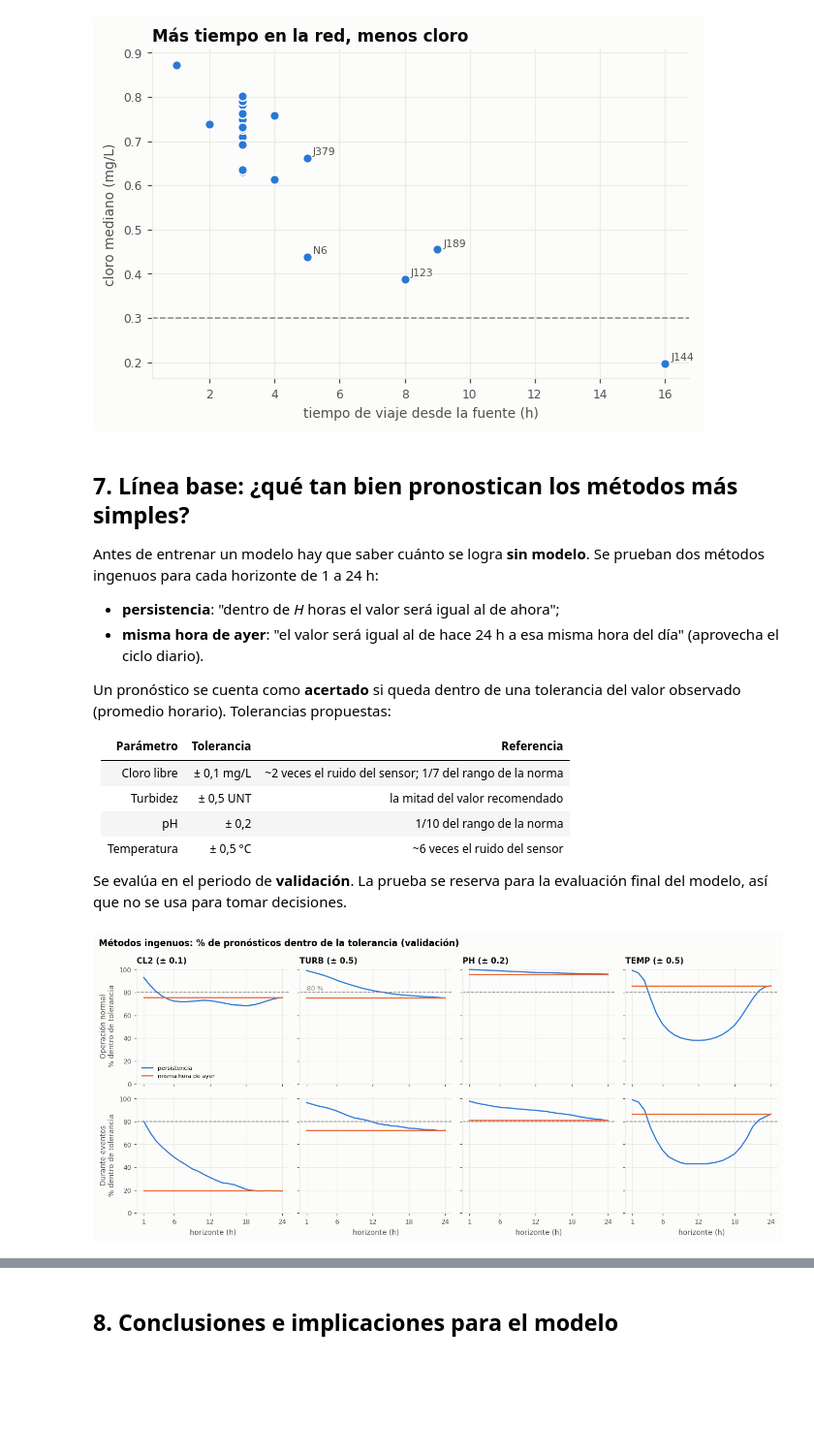
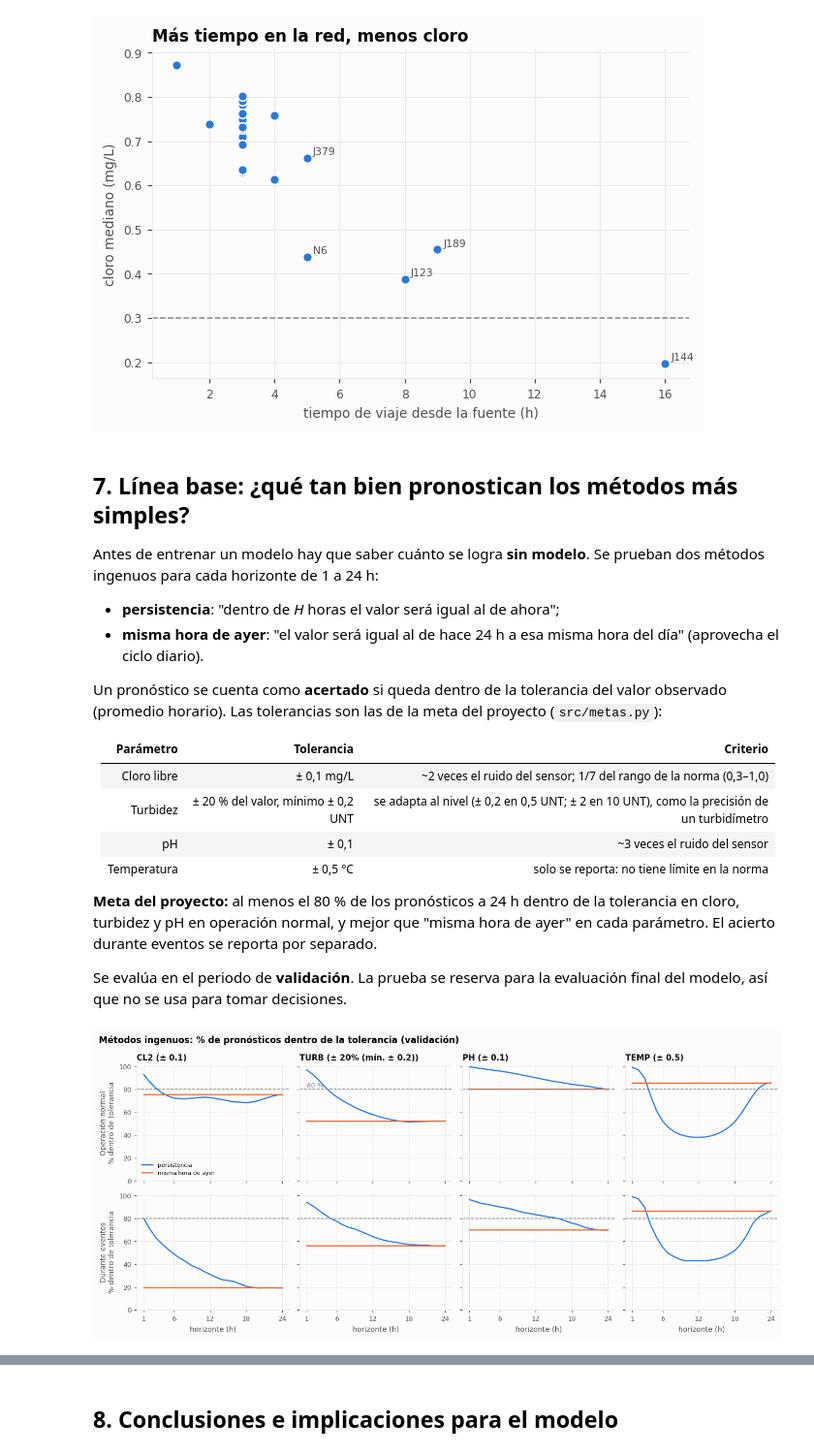
Before and after one commit to evproyectos/Modelo_calidad_agua, a Jupyter notebook: notebooks/03_temporal.ipynb, the cells around one changed output, grey strips where cells are left out. Shown at 97% size. Cells and saved outputs as stored; diff of their text form; code cells hidden in the pictures; blank space fills up the shorter version.

Commit message:
Meta del proyecto: tolerancias y criterio de acierto

```diff
--- a/notebooks/03_temporal.ipynb
+++ b/notebooks/03_temporal.ipynb
@@ -271,20 +271,24 @@ ingenuos para cada horizonte de 1 a 24 h:
 - **misma hora de ayer**: "el valor será igual al de hace 24 h a esa misma hora del día"
   (aprovecha el ciclo diario).
 
-Un pronóstico se cuenta como **acertado** si queda dentro de una tolerancia del valor observado
-(promedio horario). Tolerancias propuestas:
+Un pronóstico se cuenta como **acertado** si queda dentro de la tolerancia del valor observado
+(promedio horario). Las tolerancias son las de la meta del proyecto (`src/metas.py`):
 
-| Parámetro | Tolerancia | Referencia |
+| Parámetro | Tolerancia | Criterio |
 |---|---|---|
-| Cloro libre | ± 0,1 mg/L | ~2 veces el ruido del sensor; 1/7 del rango de la norma |
-| Turbidez | ± 0,5 UNT | la mitad del valor recomendado |
-| pH | ± 0,2 | 1/10 del rango de la norma |
-| Temperatura | ± 0,5 °C | ~6 veces el ruido del sensor |
+| Cloro libre | ± 0,1 mg/L | ~2 veces el ruido del sensor; 1/7 del rango de la norma (0,3–1,0) |
+| Turbidez | ± 20 % del valor, mínimo ± 0,2 UNT | se adapta al nivel (± 0,2 en 0,5 UNT; ± 2 en 10 UNT), como la precisión de un turbidímetro |
+| pH | ± 0,1 | ~3 veces el ruido del sensor |
+| Temperatura | ± 0,5 °C | solo se reporta: no tiene límite en la norma |
+
+**Meta del proyecto:** al menos el 80 % de los pronósticos a 24 h dentro de la tolerancia en cloro,
+turbidez y pH en operación normal, y mejor que "misma hora de ayer" en cada parámetro. El acierto
+durante eventos se reporta por separado.
 
 Se evalúa en el periodo de **validación**. La prueba se reserva para la evaluación final del modelo,
 así que no se usa para tomar decisiones.
 # %%
-TOL = {"CL2": 0.1, "TURB": 0.5, "PH": 0.2, "TEMP": 0.5}
+from src import metas
 es_val = (particion == "validacion").values
 horizontes = np.arange(1, 25)
 
@@ -295,7 +299,8 @@ def evaluar(metodo, p, H, en_evento):
         pred = y.shift(H) if metodo == "persistencia" else y.shift(24)
         m = es_val & ((evento[f"evento_{n}"] > 0) if en_evento else (evento[f"evento_{n}"] == 0)).values
         e = (y - pred)[m].dropna()
-        aciertos.append((e.abs() <= TOL[p]).values); errores.append(e.abs().values)
+        obs = y[m][e.index]
+        aciertos.append(np.abs(e.values) <= metas.tolerancia(p, obs.values)); errores.append(e.abs().values)
     return 100 * np.concatenate(aciertos).mean(), np.concatenate(errores).mean()
 
 filas = []
@@ -311,27 +316,27 @@ base = pd.DataFrame(filas)
 # %%
 fig, axes = plt.subplots(2, 4, figsize=(12, 5.4), sharex=True, sharey=True)
 for j, p in enumerate(CAL):
     for i, cond in enumerate(["normal", "evento"]):
         ax = axes[i, j]
         for k, metodo in enumerate(["persistencia", "misma hora de ayer"]):
             d = base[(base["parámetro"] == p) & (base["método"] == metodo) & (base["condición"] == cond)]
             ax.plot(d["horizonte"], d["% dentro de tolerancia"], color=COLORES[k], label=metodo)
         ax.axhline(80, color=GRIS, ls="--", lw=1)
         ax.set_ylim(0, 101)
         if i == 0:
-            ax.set_title(f"{p} (± {TOL[p]:g})", fontsize=10)
+            ax.set_title(f"{p} ({metas.texto_tolerancia(p)})", fontsize=10)
         if j == 0:
             ax.set_ylabel(f"{'Operación normal' if cond == 'normal' else 'Durante eventos'}\n% dentro de tolerancia")
         if i == 1:
             ax.set_xlabel("horizonte (h)"); ax.set_xticks([1, 6, 12, 18, 24])
 axes[0, 0].legend(loc="lower left", fontsize=7)
 axes[0, 1].text(1, 80, "80 %", color=GRIS, fontsize=8, ha="left", va="bottom")
 fig.suptitle("Métodos ingenuos: % de pronósticos dentro de la tolerancia (validación)", x=0.01, ha="left",
              fontsize=11, fontweight="bold")
 fig.tight_layout()
 guardar(fig, "03_linea_base"); plt.show()
 # %% [output]
-[figure, old version]
+[figure, new version]
 # %%
 resumen = base[base["horizonte"].isin([6, 12, 24])].pivot_table(
     index=["condición", "método"], columns=["parámetro", "horizonte"], values="% dentro de tolerancia")[CAL]
```
Also changed, not shown: parts of 2 cells of this notebook, 3 other files.
